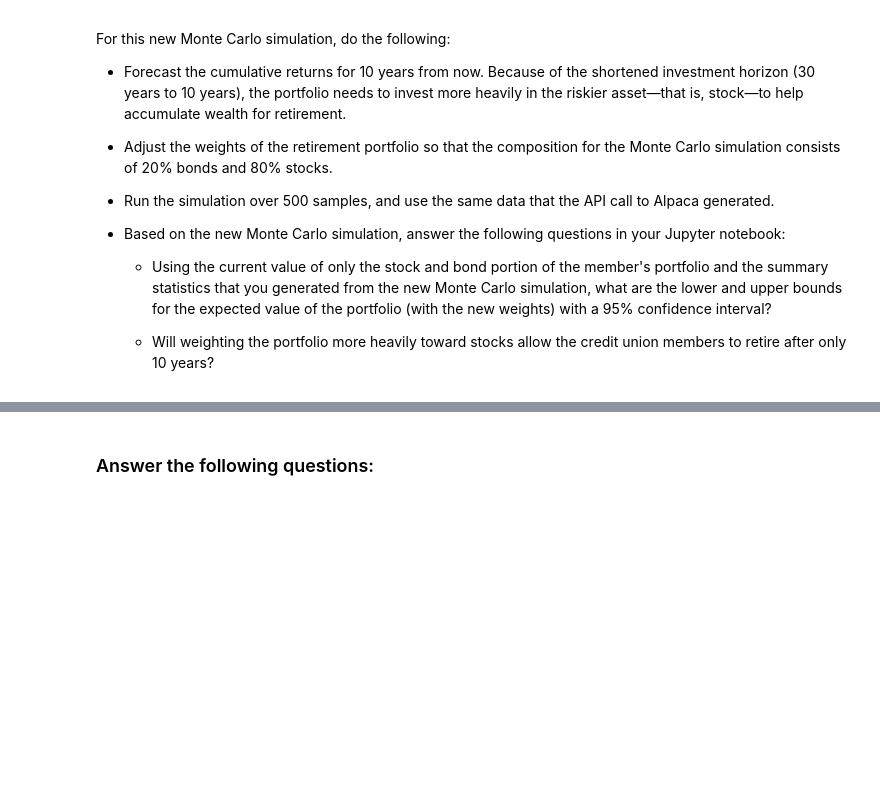
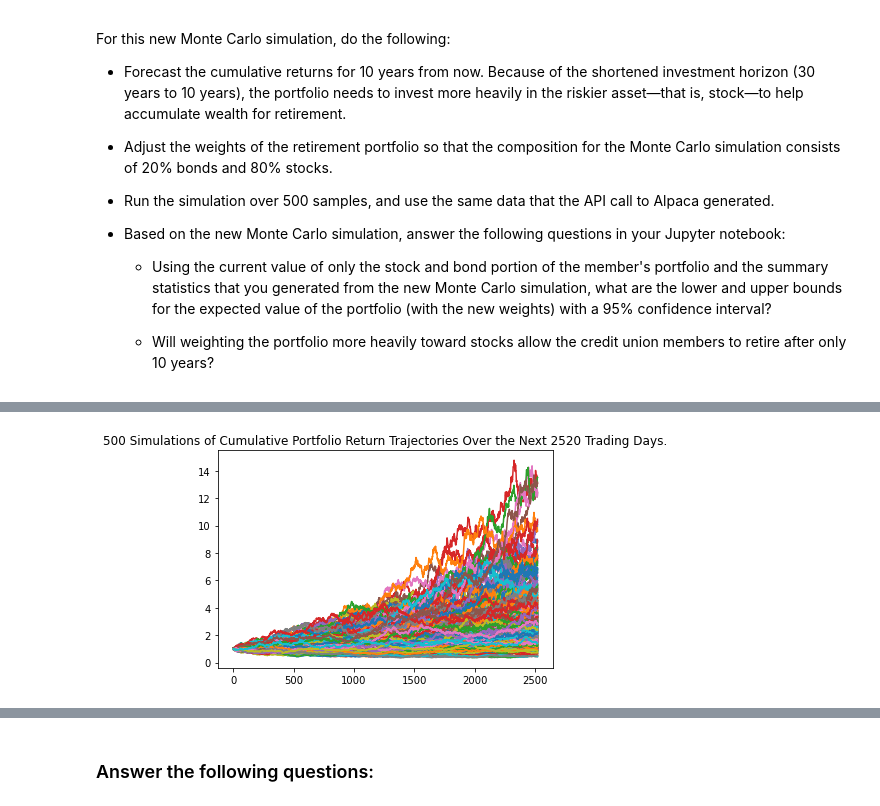
Before and after one commit to abcarmin/Module-5-Challenge, a Jupyter notebook: financial_planning_tools.ipynb, the cells around one changed output, grey strips where cells are left out. Cells and saved outputs as stored; diff of their text form; code cells hidden in the pictures; blank space fills up the shorter version.

```diff
--- a/financial_planning_tools.ipynb
+++ b/financial_planning_tools.ipynb
@@ -516,7 +616,12 @@ For this new Monte Carlo simulation, do the following:
 # Configure a Monte Carlo simulation to forecast 10 years cumulative returns
 # The weights should be split 20% to AGG and 80% to SPY.
 # Run 500 samples.
-# YOUR CODE HERE
+MC_tenyear = MCSimulation(
+    portfolio_data = prices_df,
+    weights = [.80,.20],
+    num_simulation = 500,
+    num_trading_days = 252 * 10
+)
 
 # Review the simulation input data
-# YOUR CODE HERE
+MC_tenyear.portfolio_data.head()
@@ -526,7 +682,9 @@ For this new Monte Carlo simulation, do the following:
 # %%
 # Visualize the 10-year Monte Carlo simulation by creating an
 # overlay line plot
-# YOUR CODE HERE
+tenyear_line_plot = MC_tenyear.plot_simulation()
+# %% [output]
+[figure, added]
 # %%
 # Visualize the probability distribution of the 10-year Monte Carlo simulation
 # by plotting a histogram
```
Also changed, not shown: parts of 28 cells of this notebook.
